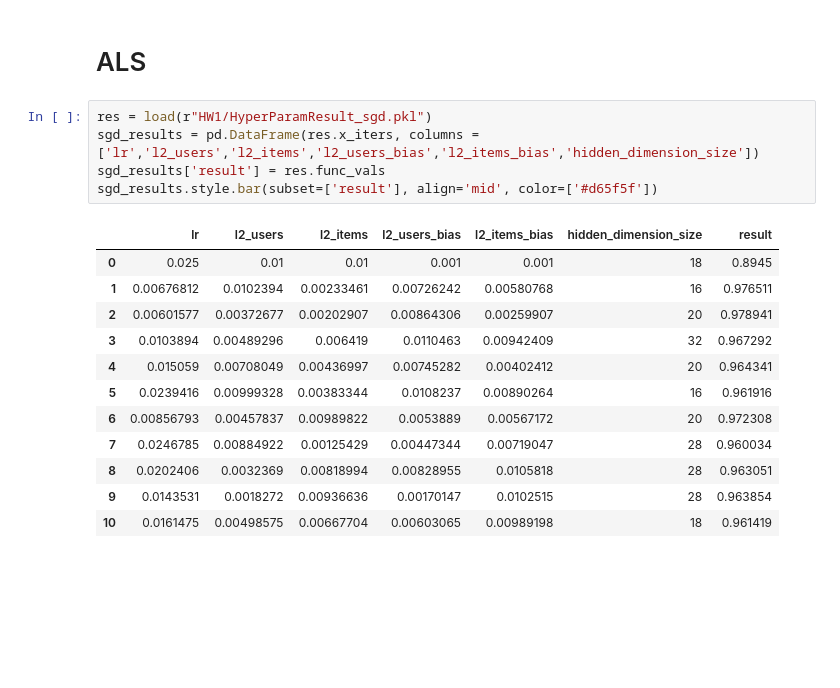
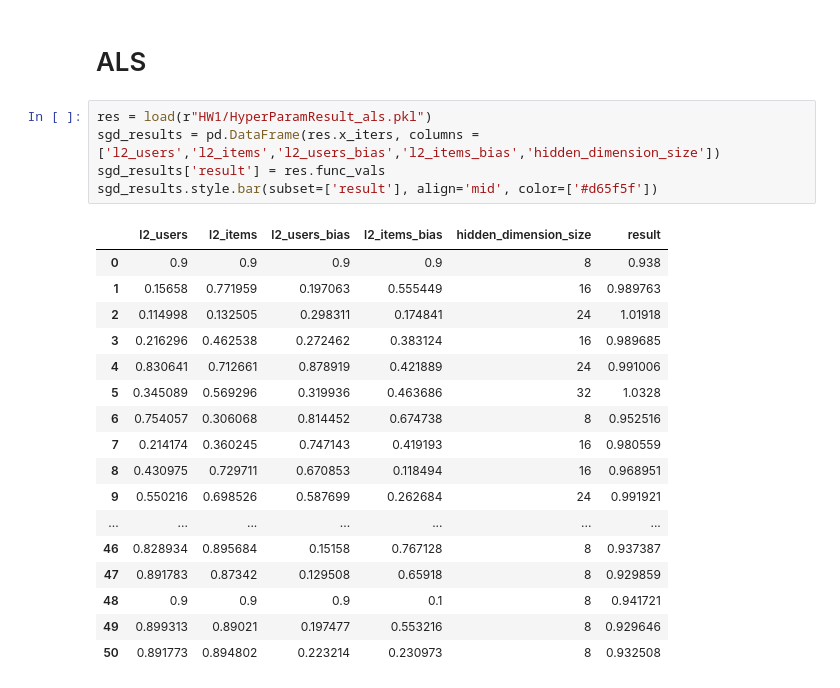
Before and after one commit to AfekIlayAdler/UNI-2020_AdavancedRecoSystems, a Jupyter notebook: hyper_parameter_tuning_results.ipynb, the cells around one changed output. Saved outputs shown, nothing was run; the diff lists cells and outputs as text; blank space fills up the shorter version.

```diff
--- a/hyper_parameter_tuning_results.ipynb
+++ b/hyper_parameter_tuning_results.ipynb
@@ -28,20 +28,25 @@ sgd_results.style.bar(subset=['result'], align='mid', color=['#d65f5f'])
 # %% [markdown]
 # ALS
 # %%
-res = load(r"HW1/HyperParamResult_sgd.pkl")
-sgd_results = pd.DataFrame(res.x_iters, columns = ['lr','l2_users','l2_items','l2_users_bias','l2_items_bias','hidden_dimension_size'])
+res = load(r"HW1/HyperParamResult_als.pkl")
+sgd_results = pd.DataFrame(res.x_iters, columns = ['l2_users','l2_items','l2_users_bias','l2_items_bias','hidden_dimension_size'])
 sgd_results['result'] = res.func_vals
 sgd_results.style.bar(subset=['result'], align='mid', color=['#d65f5f'])
 # %% [output]
-|  | lr | l2_users | l2_items | l2_users_bias | l2_items_bias | hidden_dimension_size | result |
-| 0 | 0.025 | 0.01 | 0.01 | 0.001 | 0.001 | 18 | 0.8945 |
-| 1 | 0.00676812 | 0.0102394 | 0.00233461 | 0.00726242 | 0.00580768 | 16 | 0.976511 |
-| 2 | 0.00601577 | 0.00372677 | 0.00202907 | 0.00864306 | 0.00259907 | 20 | 0.978941 |
-| 3 | 0.0103894 | 0.00489296 | 0.006419 | 0.0110463 | 0.00942409 | 32 | 0.967292 |
-| 4 | 0.015059 | 0.00708049 | 0.00436997 | 0.00745282 | 0.00402412 | 20 | 0.964341 |
-| 5 | 0.0239416 | 0.00999328 | 0.00383344 | 0.0108237 | 0.00890264 | 16 | 0.961916 |
-| 6 | 0.00856793 | 0.00457837 | 0.00989822 | 0.0053889 | 0.00567172 | 20 | 0.972308 |
-| 7 | 0.0246785 | 0.00884922 | 0.00125429 | 0.00447344 | 0.00719047 | 28 | 0.960034 |
-| 8 | 0.0202406 | 0.0032369 | 0.00818994 | 0.00828955 | 0.0105818 | 28 | 0.963051 |
-| 9 | 0.0143531 | 0.0018272 | 0.00936636 | 0.00170147 | 0.0102515 | 28 | 0.963854 |
-| 10 | 0.0161475 | 0.00498575 | 0.00667704 | 0.00603065 | 0.00989198 | 18 | 0.961419 |
+|  | l2_users | l2_items | l2_users_bias | l2_items_bias | hidden_dimension_size | result |
+| 0 | 0.9 | 0.9 | 0.9 | 0.9 | 8 | 0.938 |
+| 1 | 0.15658 | 0.771959 | 0.197063 | 0.555449 | 16 | 0.989763 |
+| 2 | 0.114998 | 0.132505 | 0.298311 | 0.174841 | 24 | 1.01918 |
+| 3 | 0.216296 | 0.462538 | 0.272462 | 0.383124 | 16 | 0.989685 |
+| 4 | 0.830641 | 0.712661 | 0.878919 | 0.421889 | 24 | 0.991006 |
+| 5 | 0.345089 | 0.569296 | 0.319936 | 0.463686 | 32 | 1.0328 |
+| 6 | 0.754057 | 0.306068 | 0.814452 | 0.674738 | 8 | 0.952516 |
+| 7 | 0.214174 | 0.360245 | 0.747143 | 0.419193 | 16 | 0.980559 |
+| 8 | 0.430975 | 0.729711 | 0.670853 | 0.118494 | 16 | 0.968951 |
+| 9 | 0.550216 | 0.698526 | 0.587699 | 0.262684 | 24 | 0.991921 |
+| ... | ... | ... | ... | ... | ... | ... |
+| 46 | 0.828934 | 0.895684 | 0.15158 | 0.767128 | 8 | 0.937387 |
+| 47 | 0.891783 | 0.87342 | 0.129508 | 0.65918 | 8 | 0.929859 |
+| 48 | 0.9 | 0.9 | 0.9 | 0.1 | 8 | 0.941721 |
+| 49 | 0.899313 | 0.89021 | 0.197477 | 0.553216 | 8 | 0.929646 |
+| 50 | 0.891773 | 0.894802 | 0.223214 | 0.230973 | 8 | 0.932508 |
```
